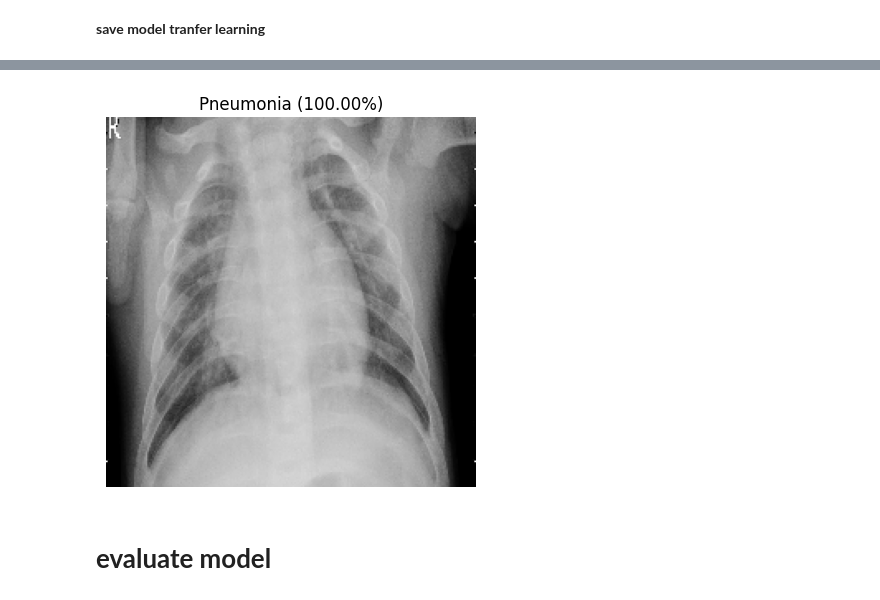
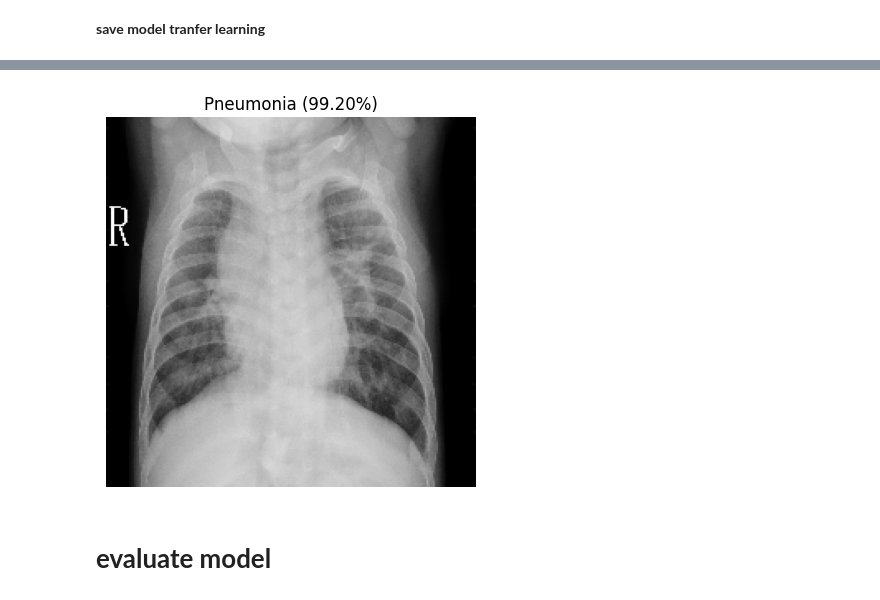
Before and after one commit to Abtin-Ghorbani/AppliedAI_FashionMNIST, a Jupyter notebook: masters_project.ipynb, the cells around one changed output, grey strips where cells are left out. Cells and saved outputs as stored; diff of their text form; code cells hidden in the pictures.

```diff
--- a/masters_project.ipynb
+++ b/masters_project.ipynb
@@ -91,0 +90,31 @@ Error: Folder has only 1340 images (less than 2534).
+# %%
+def split_data(file_list, train_ratio=0.7, val_ratio=0.2):
+    random.shuffle(file_list)
+    total = len(file_list)
+    train_end = int(total * train_ratio)
+    val_end = train_end + int(total * val_ratio)
+    return file_list[:train_end], file_list[train_end:val_end], file_list[val_end:]
+
+normal_train, normal_val, normal_test = split_data(normal_all)
+pneumonia_train, pneumonia_val, pneumonia_test = split_data(pneumonia_all)
+# %%
+def copy_files(file_list, target_dir):
+    os.makedirs(target_dir, exist_ok=True)
+    for file in file_list:
+        shutil.copy(file, target_dir)
+
+# مسیرهای خروجی نهایی
+for label, train, val, test in zip(
+    ['NORMAL', 'PNEUMONIA'],
+    [normal_train, pneumonia_train],
+    [normal_val, pneumonia_val],
+    [normal_test, pneumonia_test]
+):
+    copy_files(train, os.path.join(new_base, 'train', label))
+    copy_files(val, os.path.join(new_base, 'val', label))
+    copy_files(test, os.path.join(new_base, 'test', label))
+# %%
+for split in ['train', 'val', 'test']:
+    for label in ['NORMAL', 'PNEUMONIA']:
+        folder = os.path.join(new_base, split, label)
+        print(f"{split.upper()} - {label}: {len(os.listdir(folder))} images")
@@ -92,12 +128,10 @@ Error: Folder has only 1340 images (less than 2534).
 # %%
-import os
 import tensorflow as tf
 
 img_size = (224, 224)
 batch_size = 32
-base_dir = "dataset/chest_xray"
+base_dir = 'dataset/chest_xray_balanced'
 
-# بارگذاری دیتای آموزش بدون split
 train_ds = tf.keras.utils.image_dataset_from_directory(
     directory=os.path.join(base_dir, 'train'),
     seed=123,
@@ -106,8 +140,7 @@ train_ds = tf.keras.utils.image_dataset_from_directory(
     label_mode='binary'
 )
 
-# بارگذاری دیتای اعتبارسنجی (validation)
-test_ds = tf.keras.utils.image_dataset_from_directory(
+val_ds = tf.keras.utils.image_dataset_from_directory(
     directory=os.path.join(base_dir, 'val'),
     seed=123,
     image_size=img_size,
@@ -115,8 +148,7 @@ test_ds = tf.keras.utils.image_dataset_from_directory(
     label_mode='binary'
 )
 
-# بارگذاری دیتای تست
-val_ds = tf.keras.utils.image_dataset_from_directory(
+test_ds = tf.keras.utils.image_dataset_from_directory(
     directory=os.path.join(base_dir, 'test'),
     seed=123,
     image_size=img_size,
@@ -295,7 +329,7 @@ from tensorflow.keras.applications.mobilenet import preprocess_input
 # Load model
 model = model_mobilenet
 # Load and preprocess image
-img_path = '/content/dataset/chest_xray/train/PNEUMONIA/person1062_virus_1762.jpeg'  # Update path
+img_path = '/content/dataset/chest_xray_balanced/test/PNEUMONIA/person1937_bacteria_4853.jpeg'  # Update path
 img = image.load_img(img_path, target_size=(224, 224))
 img_array = image.img_to_array(img)
 img_array = np.expand_dims(img_array, axis=0)
@@ -318,4 +352,4 @@ plt.show()
-[figure, old version]
+[figure, new version]
 # %% [markdown]
 # **evaluate model**
 # %%
```
Also changed, not shown: parts of 60 cells of this notebook.
